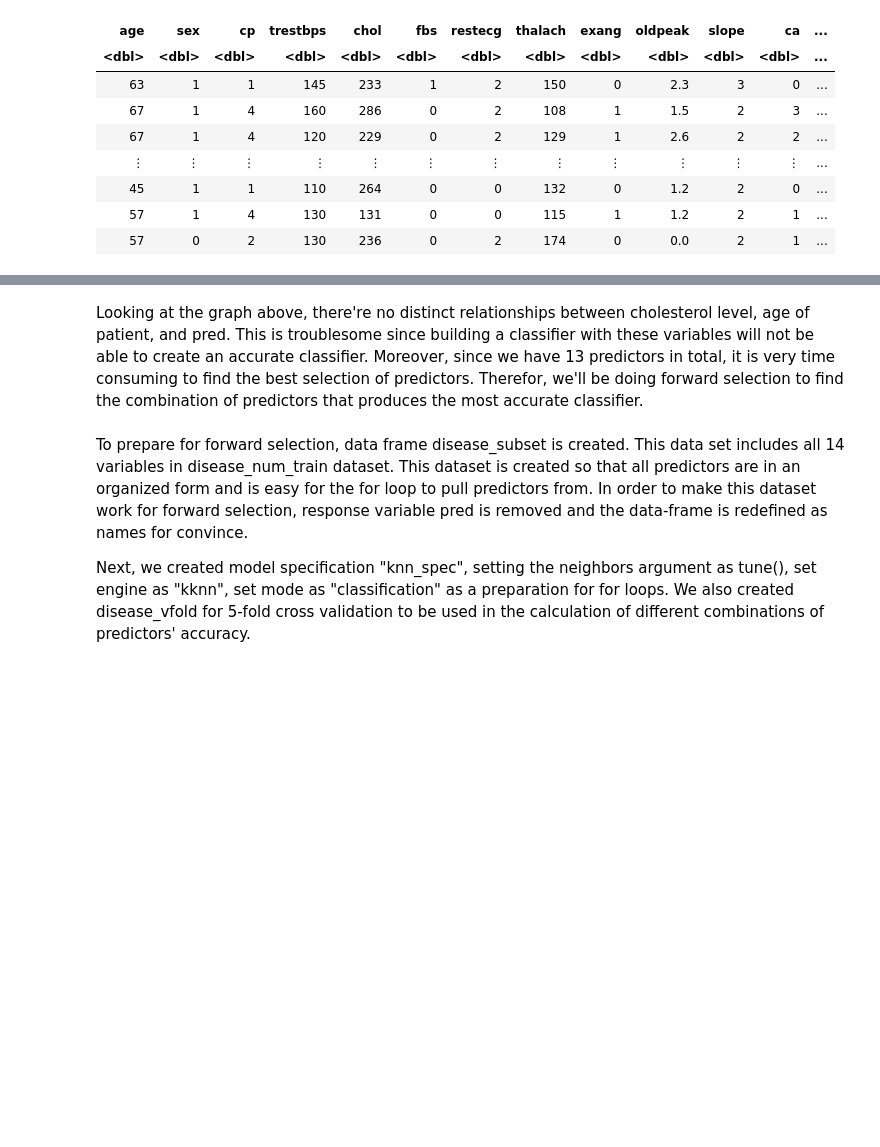
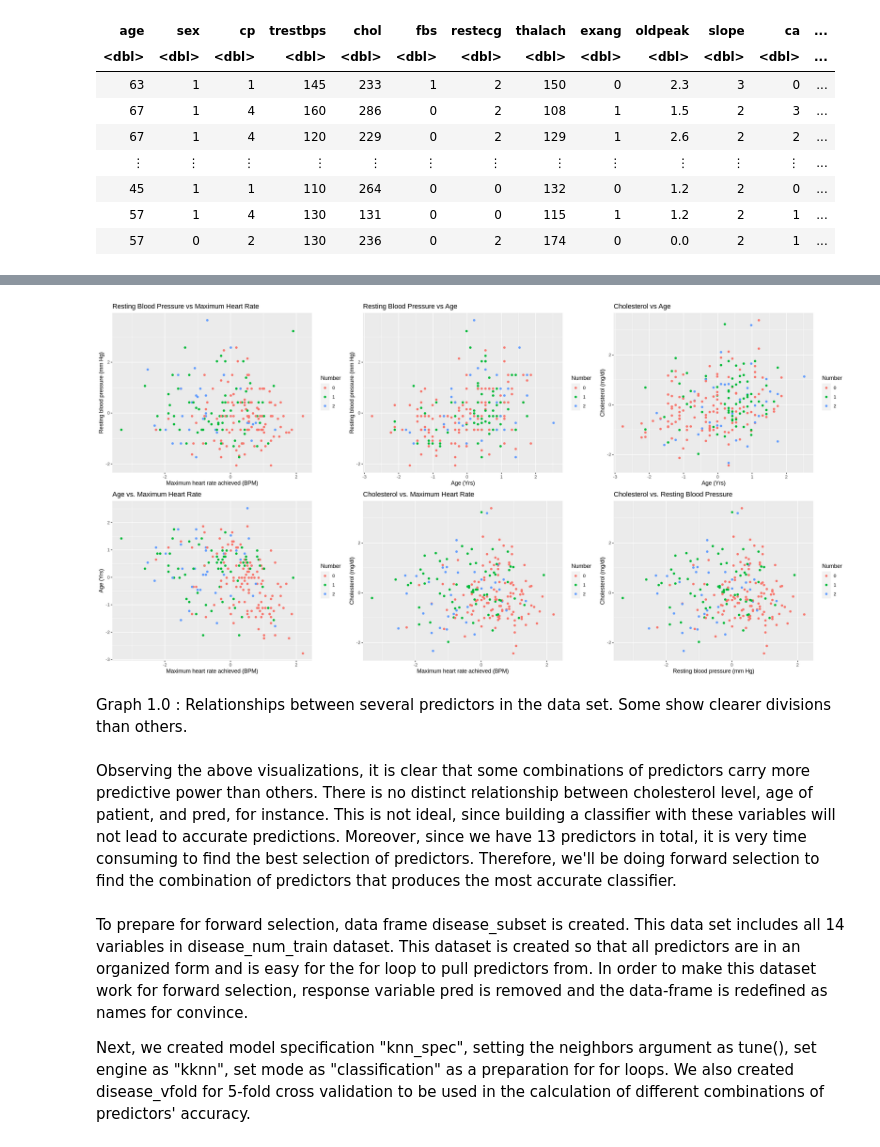
Before and after one commit to 19Lefoue/Heart_disease, a Jupyter notebook: Heart_disease.ipynb, the cells around one changed output, grey strips where cells are left out. Cells and saved outputs as stored; diff of their text form; code cells hidden in the pictures; blank space fills up the shorter version.

```diff
--- a/Heart_disease.ipynb
+++ b/Heart_disease.ipynb
@@ -68,0 +25,5 @@ A spec_tbl_df: 303 × 14
+# %%
+url <- 'https://archive.ics.uci.edu/ml/machine-learning-databases/heart-disease/processed.cleveland.data'
+
+heart_disease <- read_csv(url, col_names=FALSE)
+heart_disease
@@ -73,7 +62,7 @@ As we can see from table 1.1, the table doesn't have labels. Rename function is
 # %%
 #read and tidy the data
 set.seed(100)
-heart_disease <- read_csv("heart_disease.data", col_names=FALSE) %>%
+heart_disease <- read_csv(url, col_names=FALSE) %>%
     rename(age = X1,
             sex = X2,
           cp = X3,
@@ -198,5 +170,52 @@ Graph 1.0 : The impact of age and cholesterol level of patients on heart disease
+# %%
+scaled_heart_disease <- disease_num_train %>%
+   mutate(across('age':'thal', scale))
+options(repr.plot.height = 10, repr.plot.width = 20)
+exp_plot_num1<-ggplot(scaled_heart_disease,aes(x=thalach,y=trestbps,color=as_factor(pred))) +
+           geom_point() +
+           xlab('Maximum heart rate achieved (BPM)') +
+           ylab('Resting blood pressure (mm Hg)') +
+           labs(color='Number') +
+           ggtitle('Resting Blood Pressure vs Maximum Heart Rate')
+
+exp_plot_num2<-ggplot(scaled_heart_disease,aes(x=age,y=trestbps,color=as_factor(pred))) +
+           geom_point() +
+           xlab('Age (Yrs)') +
+           ylab('Resting blood pressure (mm Hg)')  +
+           labs(color='Number') +
+           ggtitle('Resting Blood Pressure vs Age')
+exp_plot_num3<-ggplot(scaled_heart_disease,aes(x=age,y=chol,color=as_factor(pred))) +
+           geom_point() +
+           xlab('Age (Yrs)') +
+           ylab('Cholesterol (mg/dl)')  +
+           labs(color='Number') +
+           ggtitle('Cholesterol vs Age')
+exp_plot_num4<-ggplot(scaled_heart_disease,aes(x=thalach,y=age,color=as_factor(pred))) +
+           geom_point() +
+           xlab('Maximum heart rate achieved (BPM)') +
+           ylab('Age (Yrs)')  +
+           labs(color='Number') +
+           ggtitle('Age vs. Maximum Heart Rate')
+exp_plot_num5<-ggplot(scaled_heart_disease,aes(x=thalach,y=chol,color=as_factor(pred))) +
+           geom_point() +
+           xlab('Maximum heart rate achieved (BPM)') +
+           ylab('Cholesterol (mg/dl)')  +
+           labs(color='Number') +
+           ggtitle('Cholesterol vs. Maximum Heart Rate')
+exp_plot_num6<-ggplot(scaled_heart_disease,aes(x=thalach,y=chol,color=as_factor(pred))) +
+           geom_point() +
+           xlab('Resting blood pressure (mm Hg)') +
+           ylab('Cholesterol (mg/dl)')  +
+           labs(color='Number') +
+           ggtitle('Cholesterol vs. Resting Blood Pressure')
+var_compare_num<-plot_grid(exp_plot_num1, exp_plot_num2, exp_plot_num3, exp_plot_num4, exp_plot_num5, exp_plot_num6, ncol = 3)
+var_compare_num
+# %% [output]
+[figure, added]
+# %% [markdown]
+Graph 1.0 : Relationships between several predictors in the data set. Some show clearer divisions than others.
 # %% [markdown]
-Looking at the graph above, there're no distinct relationships between cholesterol level, age of patient, and pred. This is troublesome since building a classifier with these variables will not be able to create an accurate classifier. Moreover, since we have 13 predictors in total, it is very time consuming to find the best selection of predictors. Therefor, we'll be doing forward selection to find the combination of predictors that produces the most accurate classifier.
+Observing the above visualizations, it is clear that some combinations of predictors carry more predictive power than others. There is no distinct relationship between cholesterol level, age of patient, and pred, for instance. This is not ideal, since building a classifier with these variables will not lead to accurate predictions. Moreover, since we have 13 predictors in total, it is very time consuming to find the best selection of predictors. Therefore, we'll be doing forward selection to find the combination of predictors that produces the most accurate classifier.
 # %%
 set.seed(100022)
 #creating a new tibble for foward loops analysis
```
Also changed, not shown: parts of 11 cells of this notebook.
